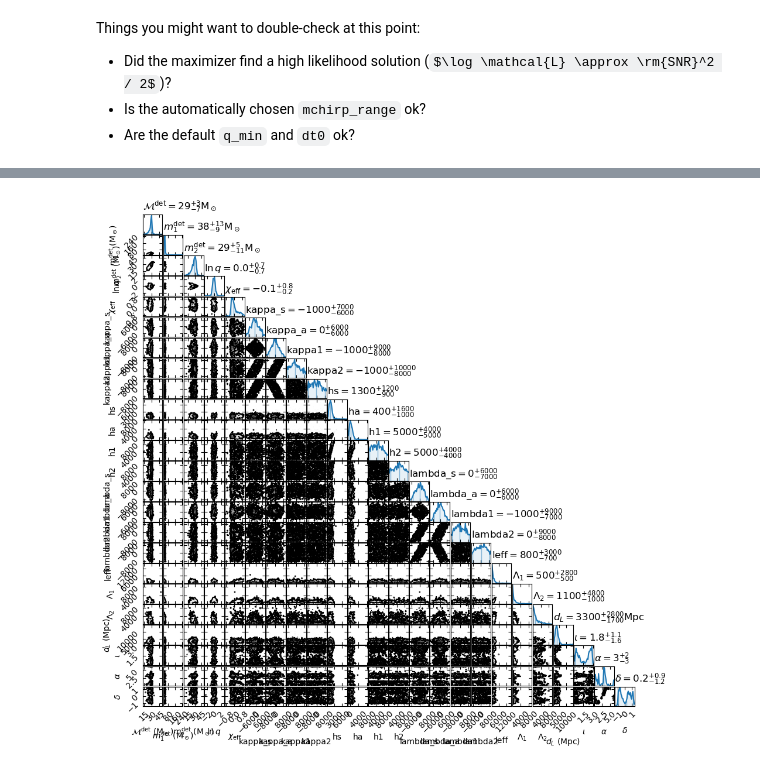
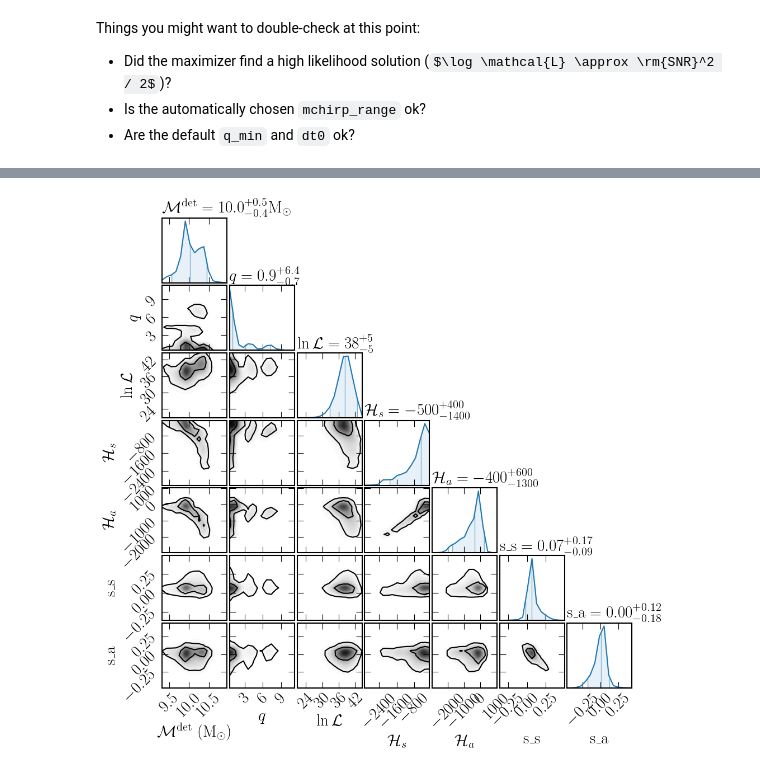
Before and after one commit to jroulet/cogwheel, a Jupyter notebook: cogwheel/waveform_models/_qdol_pe.ipynb, the cells around one changed output, grey strips where cells are left out. Saved outputs shown, nothing was run; the diff lists cells and outputs as text; code cells hidden in the pictures; some formulas as TeX source.

```diff
--- a/cogwheel/waveform_models/_qdol_pe.ipynb
+++ b/cogwheel/waveform_models/_qdol_pe.ipynb
@@ -273,17 +199,21 @@ Index(['mchirp', 'lnq', 'chieff', 'cumchidiff', 'kappa1', 'kappa2', 'lambda1',
 # %%
-samples['hs'] = hs(samples['m1'], samples['m2'], samples['h1'], samples['h2'])
-samples['ha'] = ha(samples['m1'], samples['m2'], samples['h1'], samples['h2'])
-samples['leff'] = leff(samples['m1'], samples['m2'], samples['l1'], samples['l2'])
-samples['kappa_s'] = kappa_s(samples['kappa1'],samples['kappa2'])
-samples['kappa_a'] = kappa_a(samples['kappa1'],samples['kappa2'])
-samples['lambda_s'] = kappa_s(samples['lambda1'],samples['lambda2'])
-samples['lambda_a'] = kappa_a(samples['lambda1'],samples['lambda2'])
+samples = pd.read_feather('GW2023/IntrinsicQDOLPrior/GW190930_133541/live2048_4PN_supcon/samples.feather')
+samples['q'] = np.exp(samples['lnq'])
+
+samples['h1s0'] = -2.0 * samples['h1s1']
+samples['h2s0'] = -2.0 * samples['h2s1']
+
+samples['hs'] = hs(samples['m1'], samples['m2'],
+                                   samples['h1s1'], samples['h2s1'])
+samples['ha'] = ha(samples['m1'], samples['m2'],
+                                   samples['h1s1'], samples['h2s1'])
+samples['h0'] = h0(samples['m1'], samples['m2'],
+                samples['h1s0'], samples['h2s0'])
+samples['s_s'] = (samples['s1z'] + samples['s2z']) / 2.0
+samples['s_a'] = (samples['s1z'] - samples['s2z']) / 2.0
+samples['chieff'] = (samples['s1z']*samples['m1'] \
+                                     + samples['s2z']*samples['m2']) \
+                                     /(samples['m1'] + samples['m2'])
+gw_plotting.CornerPlot(samples[['mchirp','q','lnl','hs','ha','s_s','s_a']]).plot()
+# %% [output]
+[figure, added]
-# %%
-plot_params = ['mchirp', 'm1', 'm2', 'lnq', 'chieff', 'kappa_s', 'kappa_a', 'kappa1', 'kappa2', 'hs', 'ha', 'h1', 'h2', 'lambda_s', 'lambda_a', 'lambda1', 'lambda2', 'leff', 'l1', 'l2', 'd_luminosity', 'iota',
-               'ra', 'dec']
-cp = gw_plotting.CornerPlot(samples[plot_params], bins=30)
-
-cp.plot(tightness=.999, max_n_ticks=3)
-# cp.scatter_points(par_dic, colors=['C3'])
-# %% [output]
-[figure, removed]
```
Also changed, not shown: parts of 37 cells of this notebook, 2 other files.
